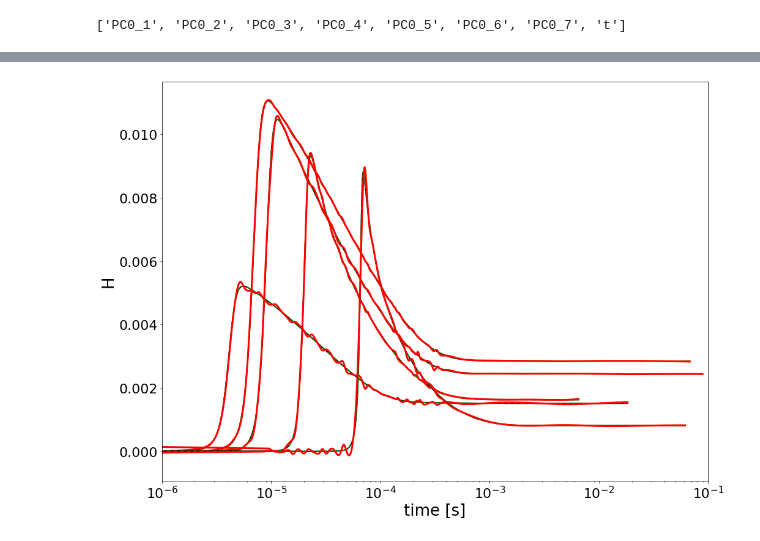
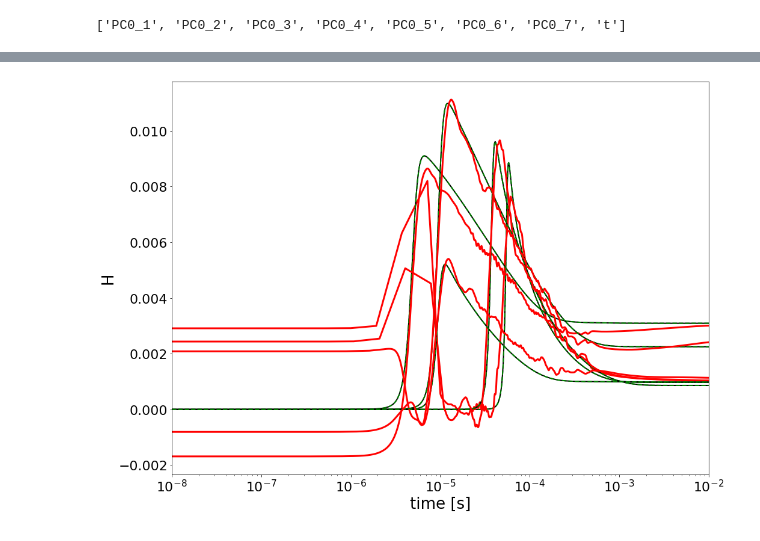
Before and after one commit to simoneventuri/ROMNet_, a Jupyter notebook: scripts/postprocessing/0DReactor/DeepONet/Predict_DeepONet.ipynb, the cells around one changed output, grey strips where cells are left out. Drawn from its saved outputs; the diff is of its cells as text; code cells hidden in the pictures.

```diff
--- a/scripts/postprocessing/0DReactor/DeepONet/Predict_DeepONet.ipynb
+++ b/scripts/postprocessing/0DReactor/DeepONet/Predict_DeepONet.ipynb
@@ -21,19 +21,19 @@ import romnet                             as rmnt
 
 ROMNetFldr    = WORKSPACE_PATH + '/ROMNet/romnet/'
 
-OutputDir     = WORKSPACE_PATH+'/ROMNet/Data/0DReact_Isobaric_100Cases_Highest/'
-TestDir       = WORKSPACE_PATH+'/ROMNet/Data/0DReact_Isobaric_100Cases_Highest/'
+OutputDir     = WORKSPACE_PATH+'/ROMNet/Data/0DReact_Isobaric_100Cases_Log/'
+TestDir       = WORKSPACE_PATH+'/ROMNet/Data/0DReact_Isobaric_100Cases_Log/'
 
-PathToRunFld  = WORKSPACE_PATH + '/ROMNet/0DReact_Isobaric_100Cases_Highest/DeepONet/Deterministic/Run_3/'
+PathToRunFld  = WORKSPACE_PATH + '/ROMNet/0DReact_Isobaric_100Cases_Log/DeepONet/Deterministic/Run_19/'
 #PathToRunFld  = WORKSPACE_PATH + '/ROMNet/0DReact_10Cases/DeepONet/MCDropOut/Run_1/'
 #PathToRunFld  = WORKSPACE_PATH + '/ROMNet/0DReact_10Cases/DeepONet/BayesByBackprop/Run_1/'
 
 DirDir        = OutputDir
 
-# DirName       = 'test'
-# CasesVec      = range(5)#[1,0,2]
-DirName       = 'train'
-CasesVec      = range(0,100,20)
+DirName       = 'test'
+CasesVec      = range(5)#[1,0,2]
+# DirName       = 'train'
+# CasesVec      = range(0,100,20)
 
 
 
@@ -42,6 +42,8 @@ NSamples      = 1
 NVarsRed      = 7
 
 FixedMinVal   = 1.e-14
+
+POD_NAME      = 'All'
 # %%
 print("\n[ROMNet]: Reading Input File from: ", PathToRunFld)
 sys.path.insert(0, PathToRunFld)
@@ -147,7 +149,10 @@ iPC      = 1
 
 VarOI    = 'H'
 
-
+if (POD_NAME == 'All'):
+    jPC = iPC
+else:
+    jPC = 0
 
 
 iVar     = VarNames.index(VarOI)
@@ -199,26 +204,29 @@ for iTest in CasesVec:
 
 
     ax[0].plot(tVec, yPCA_Data[:,iPC], '-k',  label='From ODE', lw=2)
-    ax[1].plot(tVec, y_Data[:,iVar],  '-k',  label='From ODE', lw=2)
-    ax[1].plot(tVec, yAnti_Data[:,iVarAnti], '--g',  label='From PCA', lw=2)
+    if (POD_NAME == 'All'):
+        ax[1].plot(tVec, y_Data[:,iVar],  '-k',  label='From ODE', lw=2)
+        ax[1].plot(tVec, yAnti_Data[:,iVarAnti], '--g',  label='From PCA', lw=2)
 
 
     if (InputData.ProbApproach == 'Deterministic') and (NSamples == 1):
 
         yPCA_Pred  = model.predict(Data0[InputVars])
-        yPre_Pred  = yPCA_Pred.dot(A)
-        yAnti_Pred = (yPre_Pred)*D[:,0] + C[:,0]
+        ax[0].plot(tVec, yPCA_Pred[:,jPC], 'r-', label='DeepONet', lw=3)
 
-        ax[0].plot(tVec, yPCA_Pred[:,iPC], 'r-', label='DeepONet', lw=3)
-        ax[1].plot(tVec, yAnti_Pred[:,iVarAnti], 'r-', label='DeepONet', lw=3)
+        if (POD_NAME == 'All'):
+            yPre_Pred  = yPCA_Pred.dot(A)
+            yAnti_Pred = (yPre_Pred)*D[:,0] + C[:,0]
+            ax[1].plot(tVec, yAnti_Pred[:,iVarAnti], 'r-', label='DeepONet', lw=3)
 
     else:
 
         ### Sampling NN
         yPCA_Pred_sum  = np.zeros((yPCA_Data.shape[0], yPCA_Data.shape[1]))
         yPCA_Pred_sqr  = np.zeros((yPCA_Data.shape[0], yPCA_Data.shape[1]))
-        yAnti_Pred_sum = np.zeros((yAnti_Data.shape[0], A.shape[1]))
-        yAnti_Pred_sqr = np.zeros((yAnti_Data.shape[0], A.shape[1]))
+        if (POD_NAME == 'All'):
+            yAnti_Pred_sum = np.zeros((yAnti_Data.shape[0], A.shape[1]))
+            yAnti_Pred_sqr = np.zeros((yAnti_Data.shape[0], A.shape[1]))
 
         for iSample in range(NSamples):
             yPCA_Pred = model.predict(Data0[InputVars])
@@ -226,9 +234,10 @@ for iTest in CasesVec:
             yPCA_Pred_sum  += yPCA_Pred
             yPCA_Pred_sqr  += yPCA_Pred**2
 
-            yAnti_Pred      = (yPCA_Pred.dot(A))*D[:,0] + C[:,0]
-            yAnti_Pred_sum += yAnti_Pred
-            yAnti_Pred_sqr += yAnti_Pred**2
+            if (POD_NAME == 'All'):
+                yAnti_Pred      = (yPCA_Pred.dot(A))*D[:,0] + C[:,0]
+                yAnti_Pred_sum += yAnti_Pred
+                yAnti_Pred_sqr += yAnti_Pred**2
 
         yMat_pca_mean = yPCA_Pred_sum/NSamples
         yMat_pca_std  = np.sqrt( yPCA_Pred_sqr/NSamples - yMat_pca_mean**2 )
@@ -239,34 +248,37 @@ for iTest in CasesVec:
         yMat_pca_p3   = yMat_pca_mean + 3.*yMat_pca_std
         yMat_pca_m3   = yMat_pca_mean - 3.*yMat_pca_std
 
-
-        yMat_mean = yAnti_Pred_sum/NSamples
-        yMat_std  = np.sqrt( yAnti_Pred_sqr/NSamples - yMat_mean**2 )
-        yMat_p1   = yMat_mean + 1.*yMat_std
-        yMat_m1   = yMat_mean - 1.*yMat_std
-        yMat_p2   = yMat_mean + 2.*yMat_std
-        yMat_m2   = yMat_mean - 2.*yMat_std
-        yMat_p3   = yMat_mean + 3.*yMat_std
-        yMat_m3   = yMat_mean - 3.*yMat_std
+        if (POD_NAME == 'All'):
+            yMat_mean = yAnti_Pred_sum/NSamples
+            yMat_std  = np.sqrt( yAnti_Pred_sqr/NSamples - yMat_mean**2 )
+            yMat_p1   = yMat_mean + 1.*yMat_std
+            yMat_m1   = yMat_mean - 1.*yMat_std
+            yMat_p2   = yMat_mean + 2.*yMat_std
+            yMat_m2   = yMat_mean - 2.*yMat_std
+            yMat_p3   = yMat_mean + 3.*yMat_std
+            yMat_m3   = yMat_mean - 3.*yMat_std
 
         ax[0].plot(tVec, yMat_pca_mean[:,iPC], 'b-', label=r'DeepONet, $\mu$')
         ax[0].plot(tVec, yMat_pca_p3[:,iPC],   'b:', label=r'DeepONet, $\mu+3\sigma$')
         ax[0].plot(tVec, yMat_pca_m3[:,iPC],   'b:', label=r'DeepONet, $\mu-3\sigma$')
 
-        ax[1].plot(tVec, yMat_mean[:,iVarAnti],  'b-', label=r'DeepONet, $\mu$')
-        ax[1].plot(tVec, yMat_p3[:,iVarAnti],    'b:', label=r'DeepONet, $\mu+3\sigma$')
-        ax[1].plot(tVec, yMat_m3[:,iVarAnti],  'b:', label=r'DeepONet, $\mu-3\sigma$')
+        if (POD_NAME == 'All'):
+            ax[1].plot(tVec, yMat_mean[:,iVarAnti],  'b-', label=r'DeepONet, $\mu$')
+            ax[1].plot(tVec, yMat_p3[:,iVarAnti],    'b:', label=r'DeepONet, $\mu+3\sigma$')
+            ax[1].plot(tVec, yMat_m3[:,iVarAnti],  'b:', label=r'DeepONet, $\mu-3\sigma$')
 
 
 ax[0].set_xscale('log')
+
 ax[0].set_xlabel('time [s]')
 ax[0].set_ylabel(r'$PC_'+str(iPC+1)+'$')
-ax[0].set_xlim([1.e-6,1.e-1])
+ax[0].set_xlim([1.e-8,1.e-2])
 #ax[0].legend()
 
-ax[1].set_xscale('log')
-ax[1].set_xlabel('time [s]')
-ax[1].set_ylabel(VarOI)
-ax[1].set_xlim([1.e-6,1.e-1])
-#ax[1].legend()
+if (POD_NAME == 'All'):
+    ax[1].set_xscale('log')
+    ax[1].set_xlabel('time [s]')
+    ax[1].set_ylabel(VarOI)
+    ax[1].set_xlim([1.e-8,1.e-2])
+    #ax[1].legend()
 # %% [output]
@@ -280,2 +291,2 @@ T =  1405.0 K
-[figure, old version]
+[figure, new version]
 # %%
```
Also changed, not shown: parts of 13 cells of this notebook, 18 other files.
